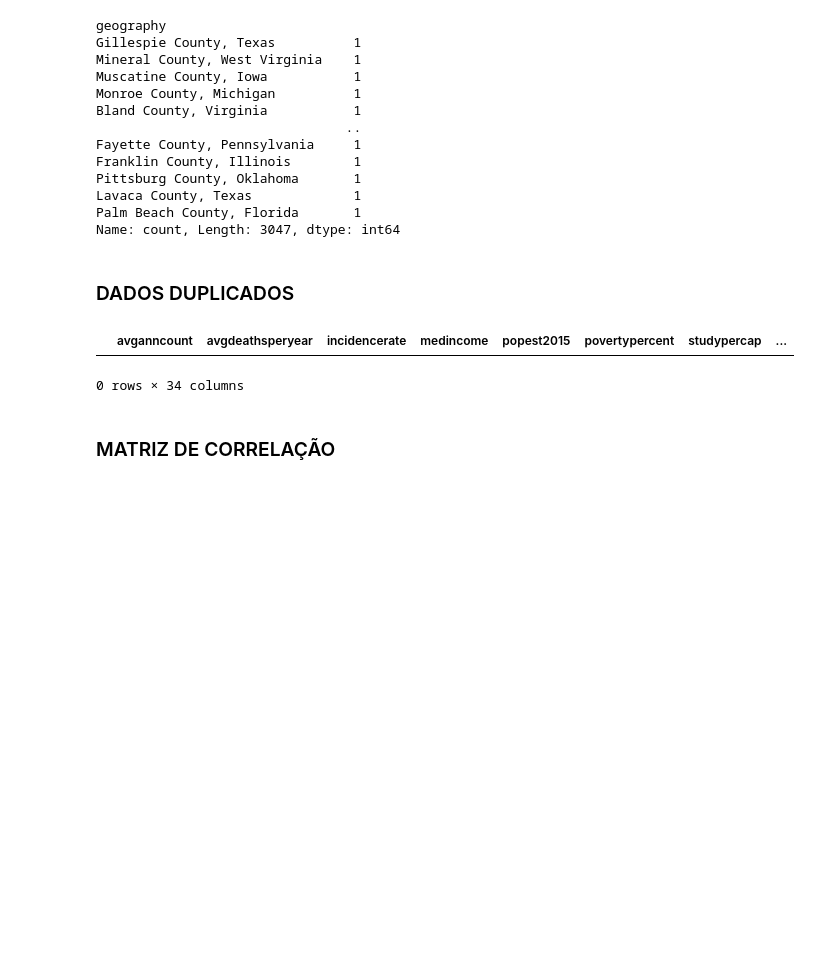
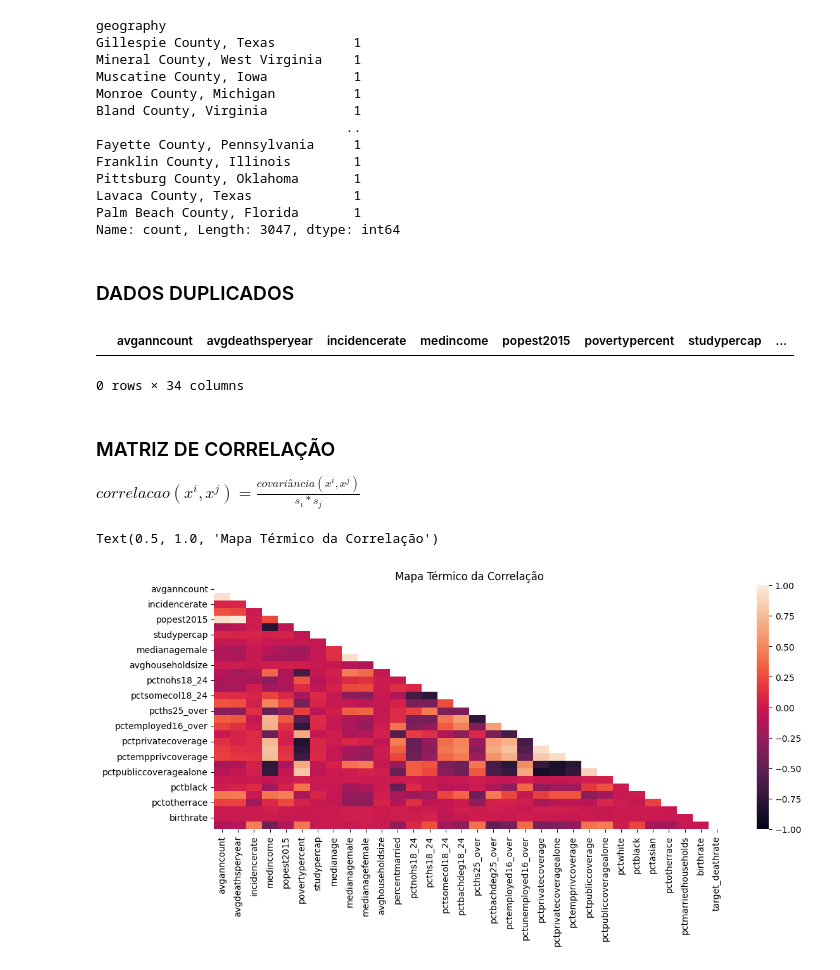
Before and after one commit to mateusMfreitas/2025_ia_ac1, a Jupyter notebook: src/EDA_1.ipynb, the cells around one changed output. Cells and saved outputs as stored; diff of their text form; code cells hidden in the pictures; blank space fills up the shorter version.

```diff
--- a/src/EDA_1.ipynb
+++ b/src/EDA_1.ipynb
@@ -110,5 +166,18 @@ df[(df.duplicated())]
 # %% [output]
 |  | avganncount | avgdeathsperyear | incidencerate | medincome | popest2015 | povertypercent | studypercap | ... |
 0 rows × 34 columns
-# %% [markdown]
-### MATRIZ DE CORRELAÇÃO
+# %% [markdown]
+### MATRIZ DE CORRELAÇÃO
+
+$correlacao (x^i, x^j) = \frac{covariância(x^i, x^j)}{s_i * s_j}$
+# %%
+plt.figure(figsize=(13,5))
+
+corr = df.corr(numeric_only=True) # Removido colunas de texto para o cálculo
+mask = np.triu(np.ones_like(corr, dtype=np.bool)) # Mascará para visualizar apenas um dos lados simétricos da matriz
+
+sns.heatmap(data=corr, vmin=-1, vmax=1, mask=mask)
+plt.title('Mapa Térmico da Correlação')
+# %% [output]
+Text(0.5, 1.0, 'Mapa Térmico da Correlação')
+[figure, added]
```
Also changed, not shown: parts of 13 cells of this notebook.
